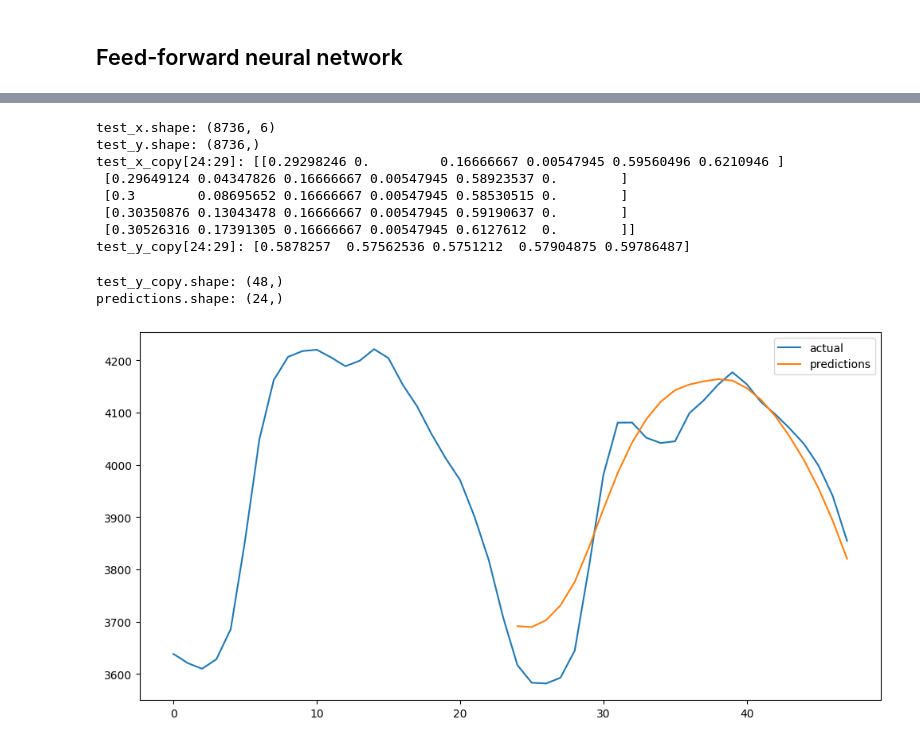
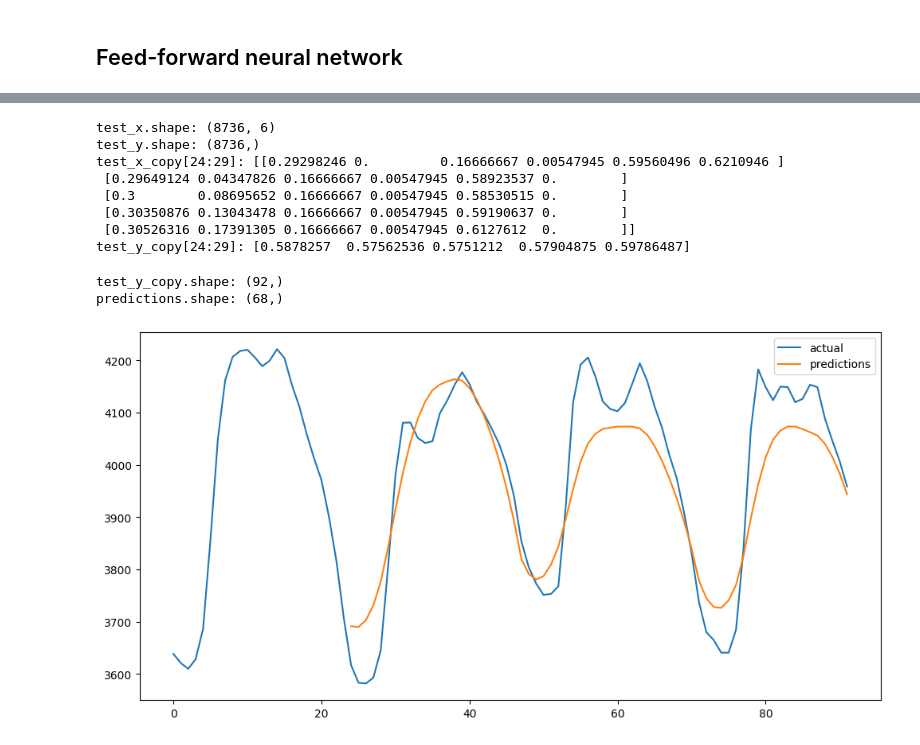
Before and after one commit to gunhamn/public, a Jupyter notebook: DL_Forecasting/training.ipynb, the cells around one changed output, grey strips where cells are left out. Cells and saved outputs as stored; diff of their text form; code cells hidden in the pictures.

```diff
--- a/DL_Forecasting/training.ipynb
+++ b/DL_Forecasting/training.ipynb
@@ -95,7 +95,7 @@ def predict_1day(model, test_x, test_y, startHour=0, scaler=NO3scaler):
     # These are hardcoded since the function would need to be
     # updated to handle longer sequences
     predistionStart=24
-    timesteps=48
+    timesteps=92
     test_x_copy = test_x[startHour:timesteps].copy()
     test_y_copy = test_y[startHour:timesteps].copy()
 
@@ -112,33 +112,33 @@ def predict_1day(model, test_x, test_y, startHour=0, scaler=NO3scaler):
         if i < len(test_x_copy)-1:
             test_x_copy[i+1, -1] = prediction
 
 
     # test_y_copy shape
     print(f'test_y_copy.shape: {test_y_copy.shape}')
 
     # Rescale the data to original values
     predictions = scaler.inverse_transform(np.array(predictions).reshape(-1, 1)).reshape(-1)
     test_y_copy = scaler.inverse_transform(test_y_copy.reshape(-1, 1)).reshape(-1)
 
     print(f'predictions.shape: {predictions.shape}')
 
     plt.figure(figsize=(12, 6))
     plt.plot(test_y_copy, label='actual')
     plt.plot(range(24, len(test_y_copy)), predictions, label='predictions')
     plt.legend()
     plt.show()
 
 # test the function
 predict_1day(model, NO3_test_x, NO3_test_y)
 # %% [output]
 test_x.shape: (8736, 6)
 test_y.shape: (8736,)
 test_x_copy[24:29]: [[0.29298246 0.         0.16666667 0.00547945 0.59560496 0.6210946 ]
  [0.29649124 0.04347826 0.16666667 0.00547945 0.58923537 0.        ]
  [0.3        0.08695652 0.16666667 0.00547945 0.58530515 0.        ]
  [0.30350876 0.13043478 0.16666667 0.00547945 0.59190637 0.        ]
  [0.30526316 0.17391305 0.16666667 0.00547945 0.6127612  0.        ]]
 test_y_copy[24:29]: [0.5878257  0.57562536 0.5751212  0.57904875 0.59786487]
-test_y_copy.shape: (48,)
-predictions.shape: (24,)
+test_y_copy.shape: (92,)
+predictions.shape: (68,)
-[figure, old version]
+[figure, new version]
```
Also changed, not shown: parts of 1 cell of this notebook, 7 other files.
